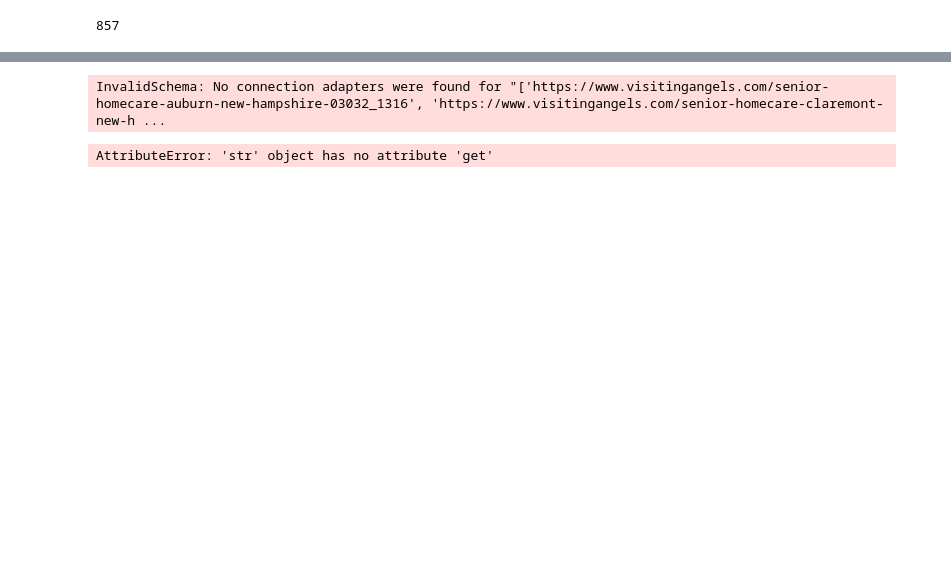
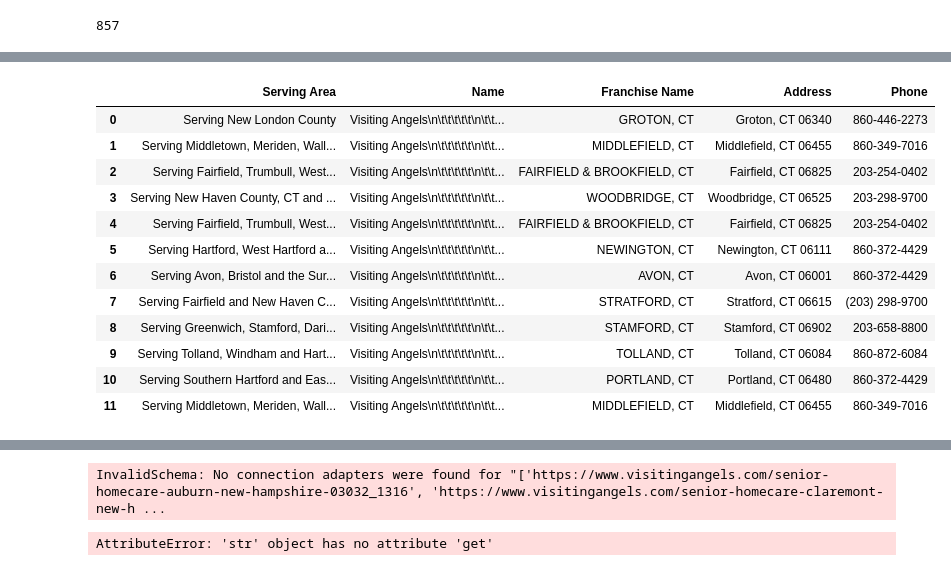
Before and after one commit to braian004/company-united-states-websraping, a Jupyter notebook: url.ipynb, the cells around one changed output, grey strips where cells are left out. Saved outputs shown, nothing was run; the diff lists cells and outputs as text; code cells hidden in the pictures; blank space fills up the shorter version.

```diff
--- a/url.ipynb
+++ b/url.ipynb
@@ -174,15 +168,16 @@ def obtener_urls_combinadas(url_all):
             # Parsear el contenido HTML
             soup = etree.HTML(response.text)
 
-            urls_combinadas_execcion1_por_1 = soup.xpath('//div[@class="franInfo"]/a/@href')  # Puedes ajustar el XPath según tu necesidad
+            url_all = soup.xpath('//div[@class="franInfo"]/a/@href')  # Puedes ajustar el XPath según tu necesidad
 
             # Agregar a la lista solo si hay resultados
-            if urls_combinadas_execcion1_por_1:
-                urls_con_resultados.extend(urls_combinadas_execcion1_por_1)
+            if url_all:
+                urls_con_resultados.extend(url_all)
 
     return urls_con_resultados
 
 # Ejemplo de uso con tu lista de URLs
 resultado = obtener_urls_combinadas(url_all)
+
 print(resultado)
 # %% [output]
@@ -1099,0 +231,8 @@ df.to_excel('data.xlsx', index=True)
+# %%
+# urls_combinadas_execcion = ['https://www.visitingangels.com{}'.format(i) for i in resultado]
+lista_a_unir = ['https://www.visitingangels.com{}'.format(i) for i in lista_a_unir]
+urls_combinadas_execcion = ['https://www.visitingangels.com{}'.format(i) for i in resultado]
+urls_combinadas_execcion = urls_combinadas_execcion[:-12]
+lista_a_unir
+# urls_combinadas_execcion
+# https://www.visitingangels.com/senior-homecare-creve-coeur-missouri-63141_1231
@@ -1099,0 +252,3 @@ df.to_excel('data.xlsx', index=True)
+# %%
+df = pd.DataFrame({'url_total':urls_combinadas_execcion})
+df.to_csv('url_total.csv',index=True)
@@ -1099,0 +259,82 @@ df.to_excel('data.xlsx', index=True)
+# %%
+import requests
+from bs4 import BeautifulSoup
+import pandas as pd
+
+def scrape_page(url):
+    response = requests.get(url)
+    if response.status_code == 200:
+        soup = BeautifulSoup(response.text, 'html.parser')
+
+        data_list = []
+
+        serving_cards = soup.find_all('div', class_='serving-card')
+
+        for card in serving_cards:
+            serving_area = card.find('p', class_='serving-area').text.strip()
+            name = card.find('h6', class_='name').text.strip()
+            franchise_name = card.find('span', class_='franchise-name').text.strip()
+            address_lines = card.find('address').find_all('br')
+            address = ' '.join([line.next_sibling.strip() for line in address_lines])
+            phone = card.find('span', class_='phone').text.strip().replace('Phone:', '')
+            # fax = card.find('span', class_='phone').find_next_sibling().text.strip().replace('Fax: ', '')
+
+            data_list.append({
+                'Serving Area': serving_area,
+                'Name': name,
+                'Franchise Name': franchise_name,
+                'Address': address,
+                'Phone': phone,
+                # 'Fax': fax
+            })
+
+        df = pd.DataFrame(data_list)
+        return df
+    else:
+        print(f'Error al obtener la página {url}')
+        return None
+
+# Lista de URLs que deseas scrapear
+urls = [
+    'https://www.visitingangels.com/groton/contact-us',
+ 'https://www.visitingangels.com/madisonct/contact-us',
+ 'https://www.visitingangels.com/brookfield/contact-us',
+ 'https://www.visitingangels.com/woodbridge/contact-us',
+ 'https://www.visitingangels.com/fairfield/contact-us',
+ 'https://www.visitingangels.com/newington/contact-us',
+ 'https://www.visitingangels.com/avon/contact-us',
+ 'https://www.visitingangels.com/stratfordct/contact-us',
+ 'https://www.visitingangels.com/stamford/contact-us',
+ 'https://www.visitingangels.com/tolland/contact-us',
+ 'https://www.visitingangels.com/portlandct/contact-us',
+ 'https://www.visitingangels.com/middlefield/contact-us'
+]
+
+# Lista para almacenar los DataFrames de cada URL
+dfs = []
+
+# Itera sobre las URLs y realiza el scraping
+for url in urls:
+    df = scrape_page(url)
+    if df is not None:
+        dfs.append(df)
+
+# Concatena todos los DataFrames en uno solo
+final_df = pd.concat(dfs, ignore_index=True)
+
+# Muestra el DataFrame final
+final_df
+# %% [output]
+|  | Serving Area | Name | Franchise Name | Address | Phone |
+| 0 | Serving New London County | Visiting Angels\n\t\t\t\t\t\n\t\t... | GROTON, CT | Groton, CT 06340 | 860-446-2273 |
+| 1 | Serving Middletown, Meriden, Wall... | Visiting Angels\n\t\t\t\t\t\n\t\t... | MIDDLEFIELD, CT | Middlefield, CT 06455 | 860-349-7016 |
+| 2 | Serving Fairfield, Trumbull, West... | Visiting Angels\n\t\t\t\t\t\n\t\t... | FAIRFIELD & BROOKFIELD, CT | Fairfield, CT 06825 | 203-254-0402 |
+| 3 | Serving New Haven County, CT and ... | Visiting Angels\n\t\t\t\t\t\n\t\t... | WOODBRIDGE, CT | Woodbridge, CT 06525 | 203-298-9700 |
+| 4 | Serving Fairfield, Trumbull, West... | Visiting Angels\n\t\t\t\t\t\n\t\t... | FAIRFIELD & BROOKFIELD, CT | Fairfield, CT 06825 | 203-254-0402 |
+| 5 | Serving Hartford, West Hartford a... | Visiting Angels\n\t\t\t\t\t\n\t\t... | NEWINGTON, CT | Newington, CT 06111 | 860-372-4429 |
+| 6 | Serving Avon, Bristol and the Sur... | Visiting Angels\n\t\t\t\t\t\n\t\t... | AVON, CT | Avon, CT 06001 | 860-372-4429 |
+| 7 | Serving Fairfield and New Haven C... | Visiting Angels\n\t\t\t\t\t\n\t\t... | STRATFORD, CT | Stratford, CT 06615 | (203) 298-9700 |
+| 8 | Serving Greenwich, Stamford, Dari... | Visiting Angels\n\t\t\t\t\t\n\t\t... | STAMFORD, CT | Stamford, CT 06902 | 203-658-8800 |
+| 9 | Serving Tolland, Windham and Hart... | Visiting Angels\n\t\t\t\t\t\n\t\t... | TOLLAND, CT | Tolland, CT 06084 | 860-872-6084 |
+| 10 | Serving Southern Hartford and Eas... | Visiting Angels\n\t\t\t\t\t\n\t\t... | PORTLAND, CT | Portland, CT 06480 | 860-372-4429 |
+| 11 | Serving Middletown, Meriden, Wall... | Visiting Angels\n\t\t\t\t\t\n\t\t... | MIDDLEFIELD, CT | Middlefield, CT 06455 | 860-349-7016 |
```
Also changed, not shown: parts of 28 cells of this notebook, 4 other files.
